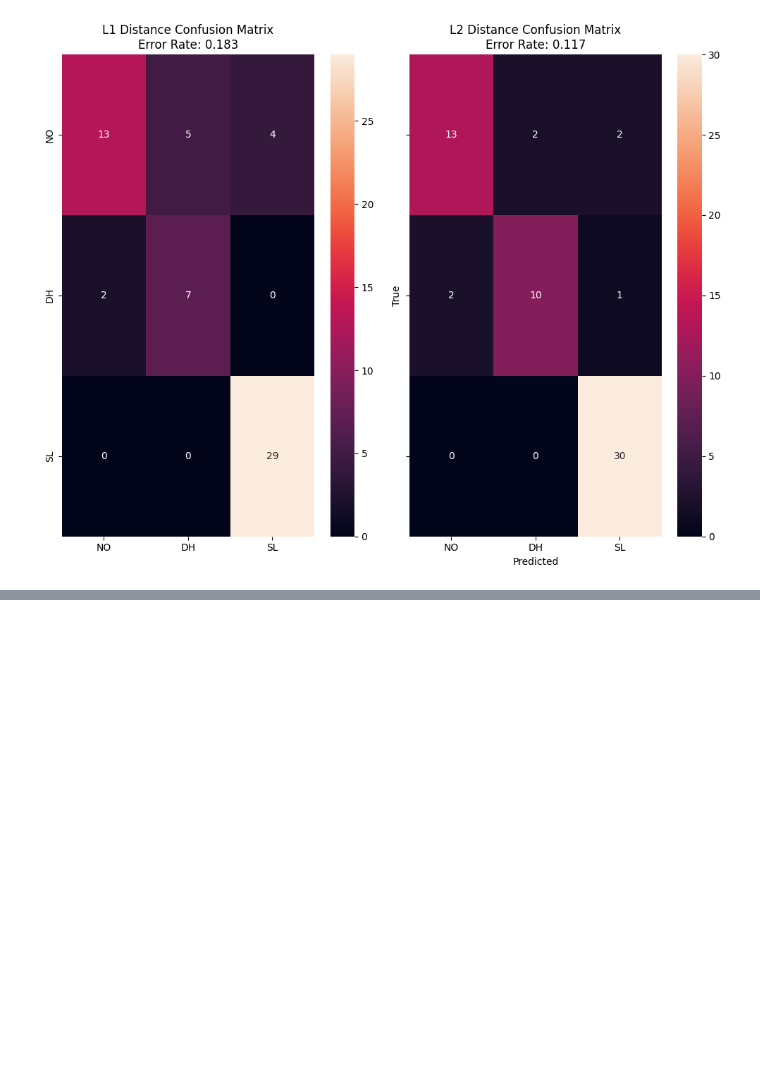
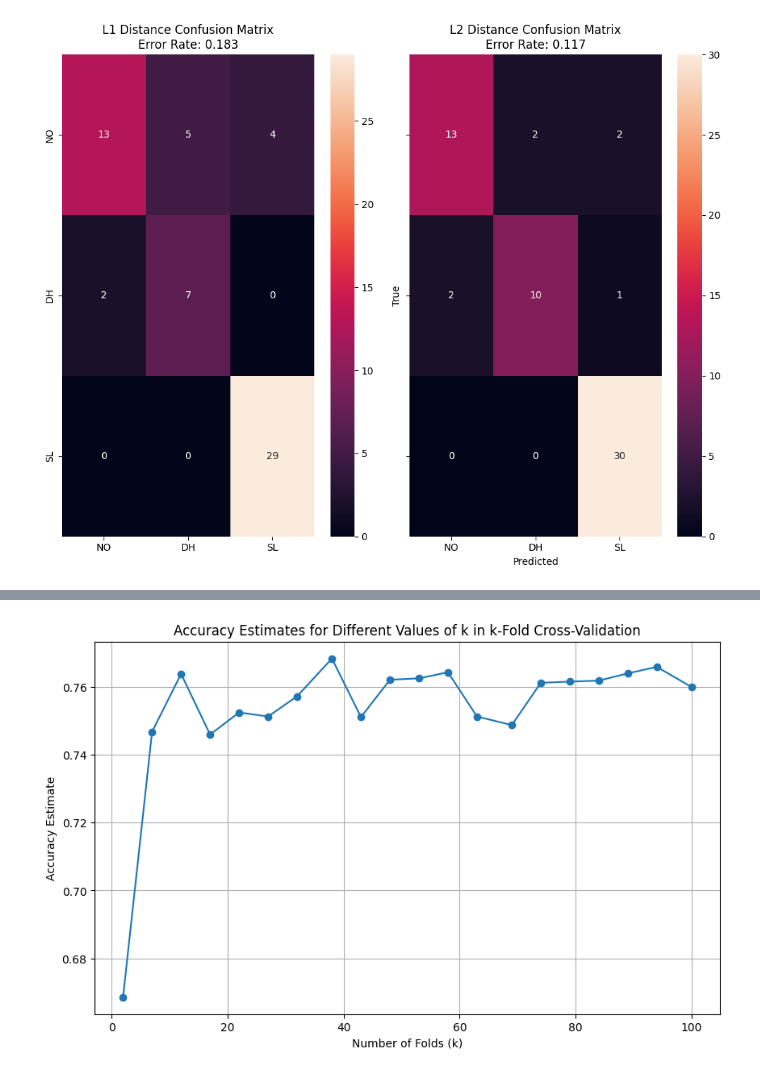
Before and after one commit to 0tv0renakniga/ds_masters, a Jupyter notebook: dsc_255/module_2/hw2/hw2.ipynb, the cells around one changed output, grey strips where cells are left out. Drawn from its saved outputs; the diff is of its cells as text; code cells hidden in the pictures; blank space fills up the shorter version.

```diff
--- a/dsc_255/module_2/hw2/hw2.ipynb
+++ b/dsc_255/module_2/hw2/hw2.ipynb
@@ -127,0 +195,23 @@ L2 Distance Classifier Confusion Matrix:
+# %%
+## initialize k values such that we have  20 k's spread out across the range 2 to 100
+k_values = np.linspace(2, 100, 20, dtype=int)
+
+# initialize accuracy list
+accuracies = []
+
+# Perform k-fold cross-validation for each k
+for k in k_values:
+    cv = sklearn.model_selection.KFold(n_splits=k, shuffle=True, random_state=42)
+    scores = sklearn.model_selection.cross_val_score(NN_1, features, labels, cv=cv)
+    accuracies.append(np.mean(scores))
+
+# Plot the results
+plt.figure(figsize=(10, 6))
+plt.plot(k_values, accuracies, marker='o', linestyle='-')
+plt.xlabel('Number of Folds (k)')
+plt.ylabel('Accuracy Estimate')
+plt.title('Accuracy Estimates for Different Values of k in k-Fold Cross-Validation')
+plt.grid(True)
+plt.show()
+# %% [output]
+[figure, added]
```
Also changed, not shown: parts of 5 cells of this notebook, 3 other files.
